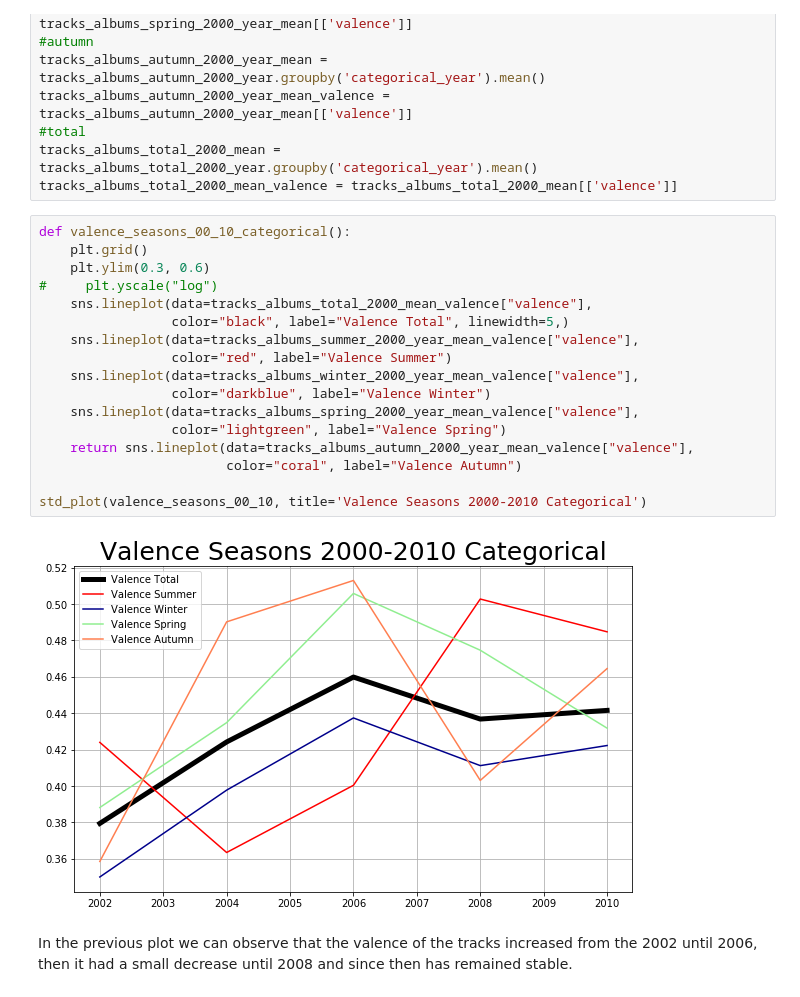
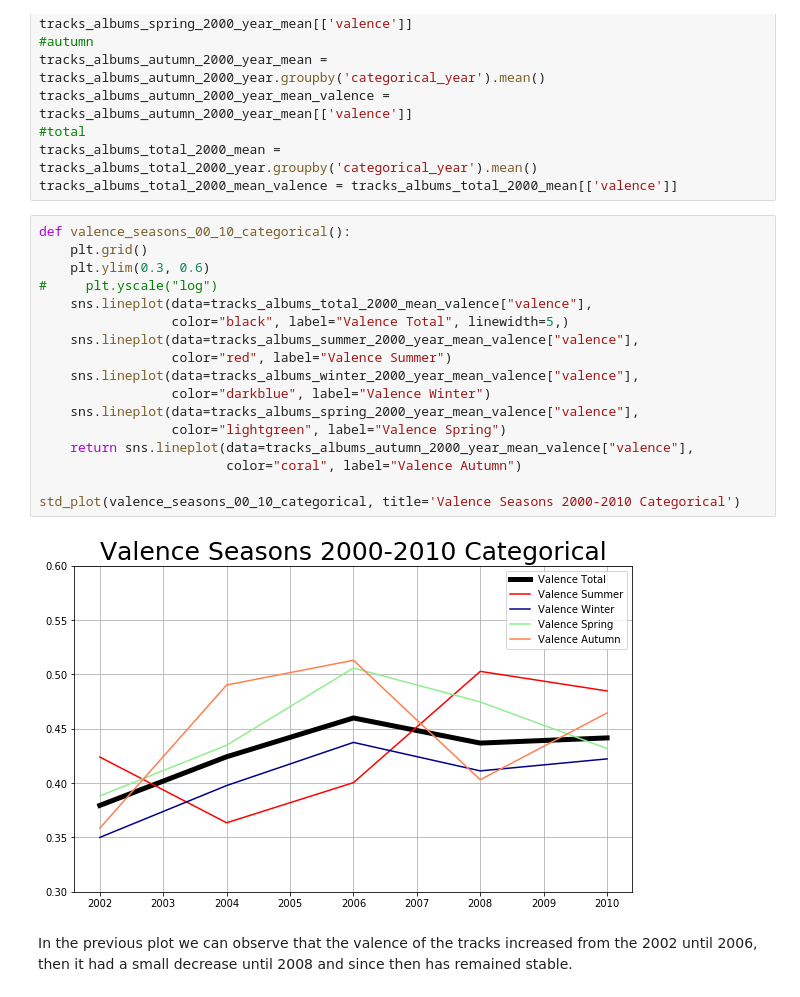
Before and after one commit to AndresMontero/Project, a Jupyter notebook: src/main.ipynb, the cells around one changed output. Drawn from its saved outputs; the diff is of its cells as text.

```diff
--- a/src/main.ipynb
+++ b/src/main.ipynb
@@ -1175,22 +1175,22 @@ tracks_albums_total_2000_mean_valence = tracks_albums_total_2000_mean[['valence'
 # %%
 def valence_seasons_00_10_categorical():
     plt.grid()
     plt.ylim(0.3, 0.6)
 #     plt.yscale("log")
     sns.lineplot(data=tracks_albums_total_2000_mean_valence["valence"],
                  color="black", label="Valence Total", linewidth=5,)
     sns.lineplot(data=tracks_albums_summer_2000_year_mean_valence["valence"],
                  color="red", label="Valence Summer")
     sns.lineplot(data=tracks_albums_winter_2000_year_mean_valence["valence"],
                  color="darkblue", label="Valence Winter")
     sns.lineplot(data=tracks_albums_spring_2000_year_mean_valence["valence"],
                  color="lightgreen", label="Valence Spring")
     return sns.lineplot(data=tracks_albums_autumn_2000_year_mean_valence["valence"],
                         color="coral", label="Valence Autumn")
 
-std_plot(valence_seasons_00_10, title='Valence Seasons 2000-2010 Categorical')
+std_plot(valence_seasons_00_10_categorical, title='Valence Seasons 2000-2010 Categorical')
 # %% [output]
-[figure, old version]
+[figure, new version]
 # %% [markdown]
 In the previous plot we can observe that the valence of the tracks increased from the 2002 until 2006, then it had a small decrease until 2008 and since then has remained stable.
 # %%
```
Also changed, not shown: parts of 8 cells of this notebook, 10 other files.
